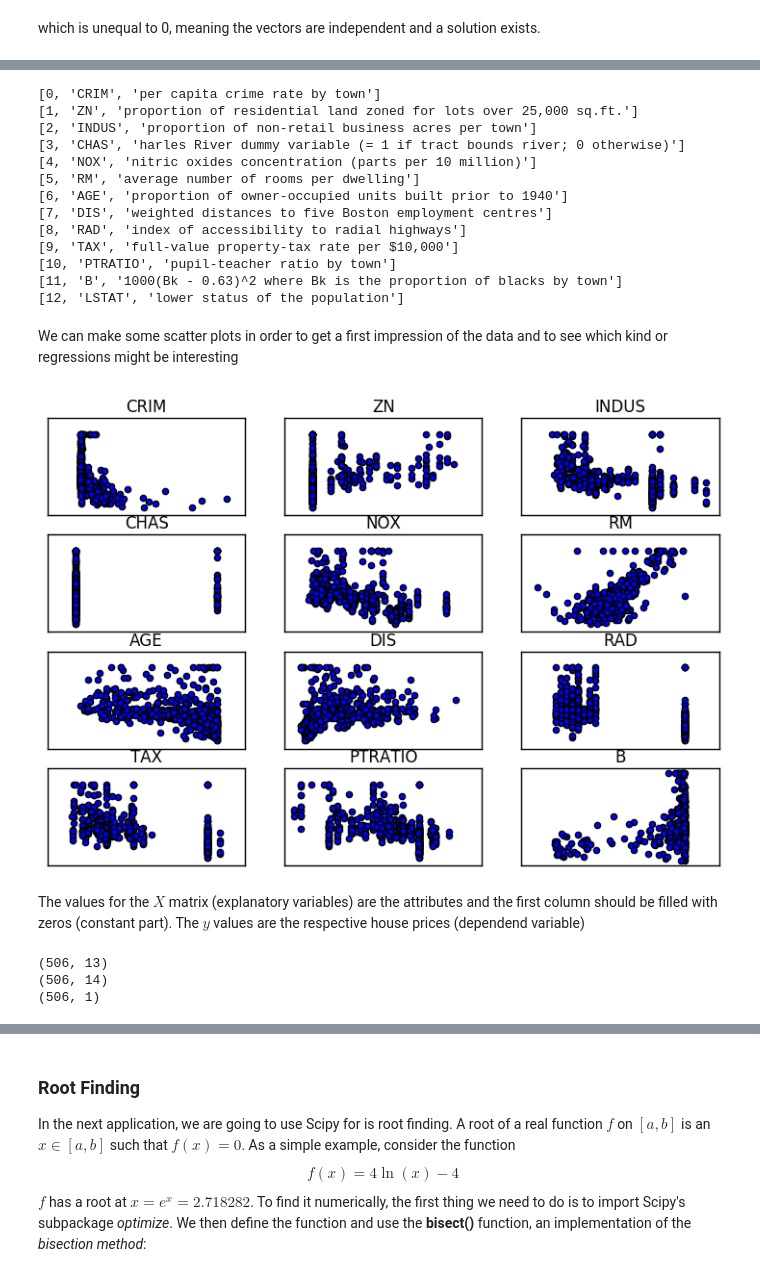
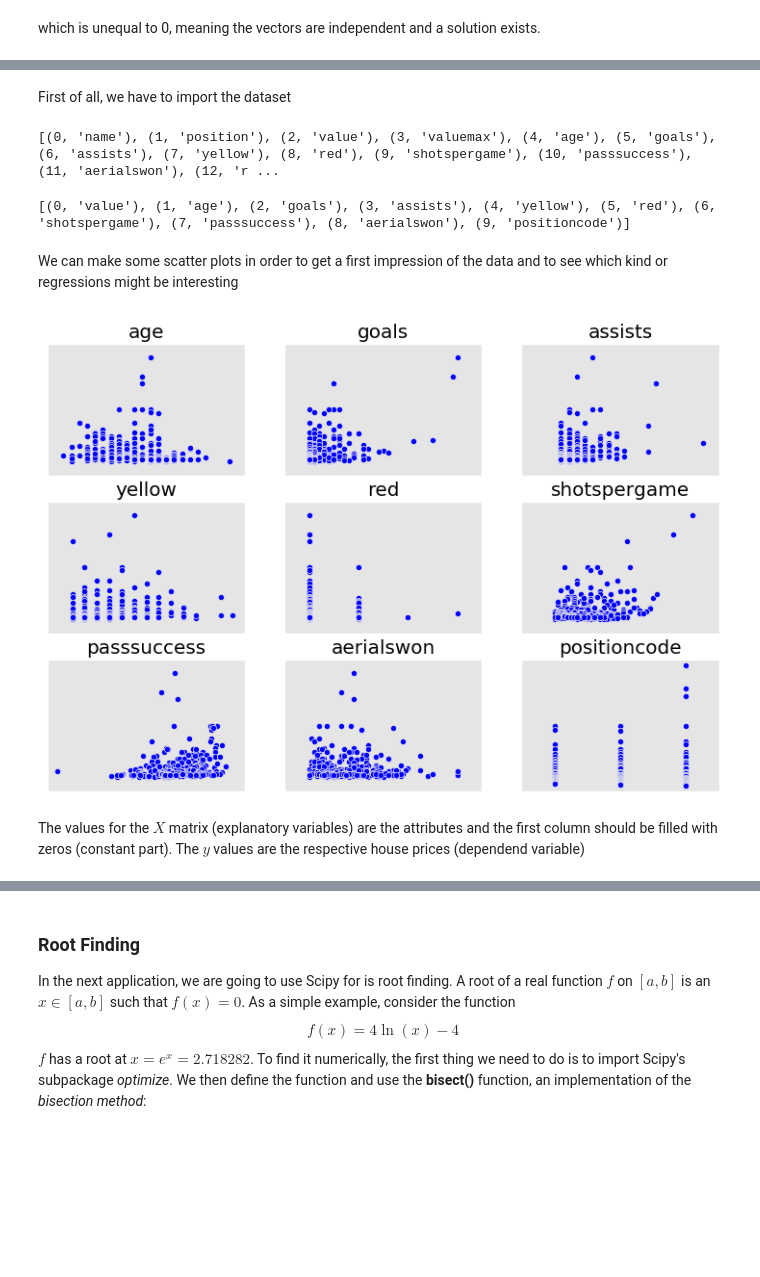
Before and after one commit to Moony2D/Python-Intro-ifo, a Jupyter notebook: PyIntro_Scipy.ipynb, the cells around one changed output, grey strips where cells are left out. Cells and saved outputs as stored; diff of their text form; code cells hidden in the pictures; blank space fills up the shorter version.

Commit message:
Regression with Bundesliga data
Signed-off-by: matthiashuber <huber@ifo.de>

```diff
--- a/PyIntro_Scipy.ipynb
+++ b/PyIntro_Scipy.ipynb
@@ -338,63 +329,54 @@ boston.DESCR
-# %%
-# We first want to have a description of the data that we can easily understand.
-import re
-Attributestart=boston.DESCR.find('CRIM')
-Attributeend=boston.DESCR[Attributestart:].find("\n")+Attributestart
-Attributes=[]
-for i in range(13):
-    startdescription=re.search('[a-z0-9]+',boston.DESCR[Attributestart:Attributeend]).start()
-    Attributes.append([i,re.findall('[A-Z]+',boston.DESCR[Attributestart:Attributeend])[0],boston.DESCR[Attributestart+startdescription:Attributeend]])
-    Attributestart=Attributeend+1
-    Attributeend=boston.DESCR[Attributestart:].find('\n')+Attributestart
-print (*Attributes,sep="\n")
-# %% [output]
-[0, 'CRIM', 'per capita crime rate by town']
-[1, 'ZN', 'proportion of residential land zoned for lots over 25,000 sq.ft.']
-[2, 'INDUS', 'proportion of non-retail business acres per town']
-[3, 'CHAS', 'harles River dummy variable (= 1 if tract bounds river; 0 otherwise)']
-[4, 'NOX', 'nitric oxides concentration (parts per 10 million)']
-[5, 'RM', 'average number of rooms per dwelling']
-[6, 'AGE', 'proportion of owner-occupied units built prior to 1940']
-[7, 'DIS', 'weighted distances to five Boston employment centres']
-[8, 'RAD', 'index of accessibility to radial highways']
-[9, 'TAX', 'full-value property-tax rate per $10,000']
-[10, 'PTRATIO', 'pupil-teacher ratio by town']
-[11, 'B', '1000(Bk - 0.63)^2 where Bk is the proportion of blacks by town']
-[12, 'LSTAT', 'lower status of the population']
+# %% [markdown]
+First of all, we have to import the dataset
+# %%
+# the first line might be helpful in order to have descriptions of the columns
+fh = open("BundesligaData.txt")
+data = fh.readlines()
+fh.close
+lines=data[0].split(';')
+description=[]
+for i in range(len(lines)):
+    description.append((i,lines[i]))
+print(description)
+# %% [output]
+[(0, 'name'), (1, 'position'), (2, 'value'), (3, 'valuemax'), (4, 'age'), (5, 'goals'), (6, 'assists'), (7, 'yellow'), (8, 'red'), (9, 'shotspergame'), (10, 'passsuccess'), (11, 'aerialswon'), (12, 'r ...
+# %%
+import numpy as np
+cols=(2,4,5,6,7,8,9,10,11,13)
+## load data from txt-file
+bundesliga = np.loadtxt('BundesligaData.txt',delimiter=';', usecols=(cols),skiprows=1)
+attributes=[]
+k=0
+for i in cols:
+    attributes.append((k,description[i][1]))
+    k+=1
+print(attributes)
+# %% [output]
+[(0, 'value'), (1, 'age'), (2, 'goals'), (3, 'assists'), (4, 'yellow'), (5, 'red'), (6, 'shotspergame'), (7, 'passsuccess'), (8, 'aerialswon'), (9, 'positioncode')]
 # %% [markdown]
 We can make some scatter plots in order to get a first impression of the data and to see which kind or regressions might be interesting
 # %%
 import matplotlib.pyplot as plt
-nrows=4
+from matplotlib import style
+style.use('ggplot')
+nrows=3
 ncols=3
-fig, ax = plt.subplots(nrows=4, ncols=3, figsize=(9, 6))
+fig, ax = plt.subplots(nrows=3, ncols=3, figsize=(9, 6))
 plt.yticks(())
 k=0
 for i in range(nrows):
     for j in range(ncols):
         #ax = fig.add_subplot(4,3,k)
-        ax[i,j].scatter(boston.data[:,k],boston.target, label=k)
+        ax[i,j].scatter(bundesliga[:,k+1],bundesliga[:,0], label=k)
         ax[i,j].set_title('')
         ax[i,j].set_xticks([])
         ax[i,j].set_xticklabels([])
         ax[i,j].set_yticks([])
         ax[i,j].set_yticklabels([])
-        ax[i,j].set_title(Attributes[k][1])
+        ax[i,j].set_title(attributes[k+1][1])
         k=k+1
         #ax[i,j].legend(loc = 'upper right',scatterpoints = 1)
 # %% [output]
-[figure, old version]
+[figure, new version]
 # %% [markdown]
 The values for the $X$ matrix (explanatory variables) are the attributes and the first column should be filled with zeros (constant part). The $y$ values are the respective house prices (dependend variable)
-# %%
-print(boston.data.shape)
-X=np.ones((506,14))
-X[:,1:]=boston.data
-print(X.shape)
-y=boston.target
-y.shape=(506,1)
-print(y.shape)
-# %% [output]
-(506, 13)
-(506, 14)
-(506, 1)
```
Also changed, not shown: parts of 8 cells of this notebook, 3 other files.
